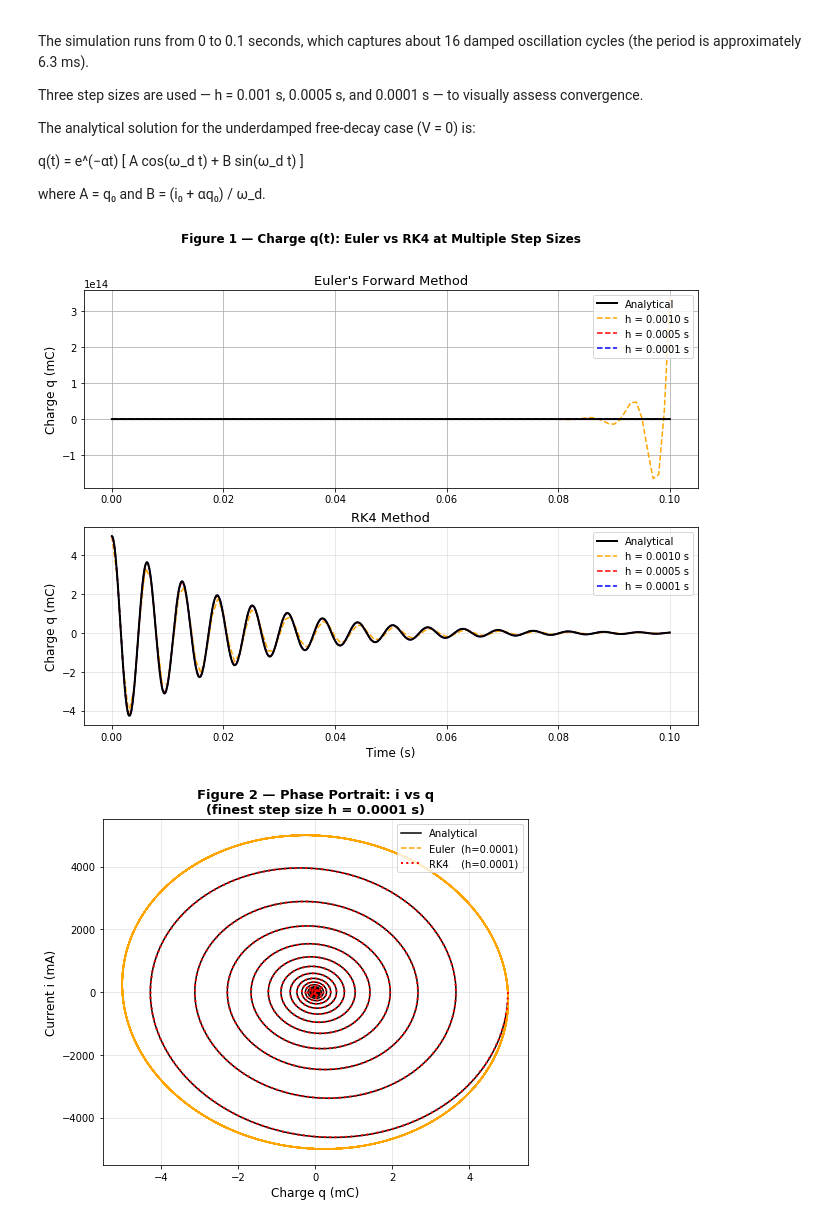
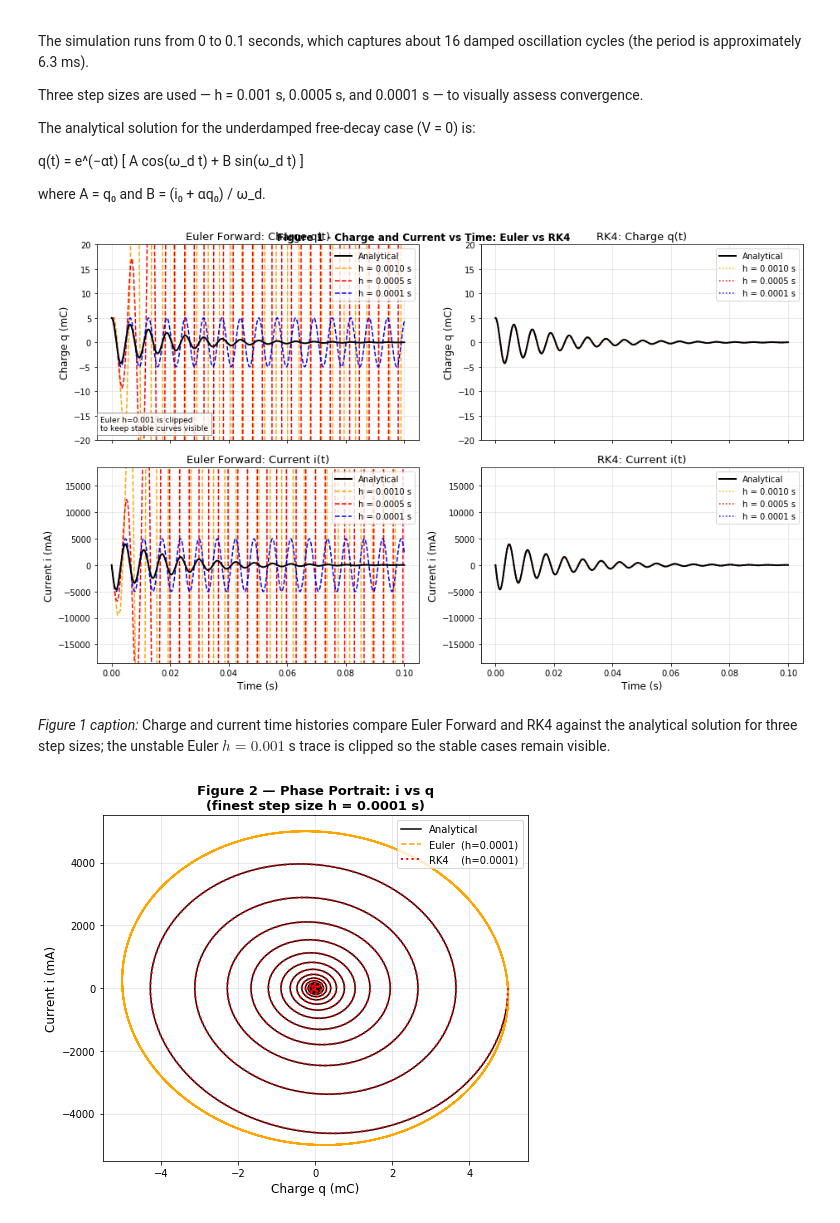
Before and after one commit to akshaymall/COE311K, a Jupyter notebook: Final Project/Mallireddy_Ramaakshay_COE311K_FinalProject.ipynb, the cells around one changed output. Drawn from its saved outputs; the diff is of its cells as text; code cells hidden in the pictures.

```diff
--- a/Final Project/Mallireddy_Ramaakshay_COE311K_FinalProject.ipynb
+++ b/Final Project/Mallireddy_Ramaakshay_COE311K_FinalProject.ipynb
@@ -208,47 +193,54 @@ for h in h_list:
     euler_results[h] = euler_forward(rlc_rhs, t_span, y_init, h)
     rk4_results[h]   = rk4(rlc_rhs,          t_span, y_init, h)
 # %%
-# Figure 1 — Charge q(t): Euler vs RK4 at three step sizes
-fig, axes = plt.subplots(2, 1, figsize=(11, 8))
-fig.suptitle('Figure 1 — Charge q(t): Euler vs RK4 at Multiple Step Sizes', fontweight='bold')
+# Figure 1 - Charge and current vs time: Euler vs RK4 at three step sizes
+fig, axes = plt.subplots(2, 2, figsize=(13, 8), sharex=True)
+fig.suptitle('Figure 1 - Charge and Current vs Time: Euler vs RK4', fontweight='bold')
 
 colors = ['orange', 'red', 'blue']
 
-# ── Euler Forward ─────────────────────────────────────────────
-ax = axes[0]
-ax.plot(t_ref, q_ref * 1e3, 'k-', lw=2, label='Analytical', zorder=5)
+series_info = [
+    (0, q_ref * 1e3, 'Charge q (mC)', 'Charge q(t)'),
+    (1, i_ref * 1e3, 'Current i (mA)', 'Current i(t)')
+]
+method_info = [
+    ('Euler Forward', euler_results, '--'),
+    ('RK4', rk4_results, ':')
+]
 
-for i, color in enumerate(colors):
-    h = h_list[i]
-    t_n, Y_n = euler_results[h]
-    ax.plot(t_n, Y_n[:, 0] * 1e3, '--', color=color, lw=1.5,
-            label=f'h = {h:.4f} s')
+for row, (idx, ref_scaled, ylabel, quantity_title) in enumerate(series_info):
+    visible_limit = 4.0 * np.max(np.abs(ref_scaled))
 
-ax.set_ylabel('Charge q (mC)')
-ax.set_title("Euler's Forward Method")
-ax.legend(loc='upper right')
-ax.grid(True)
+    for col, (method_name, results, linestyle) in enumerate(method_info):
+        ax = axes[row, col]
+        ax.plot(t_ref, ref_scaled, 'k-', lw=2, label='Analytical', zorder=5)
 
-# ── RK4 ───────────────────────────────────────────────────────
-ax = axes[1]
-ax.plot(t_ref, q_ref * 1e3, 'k-', lw=2, label='Analytical', zorder=5)
+        for i, color in enumerate(colors):
+            h = h_list[i]
+            t_n, Y_n = results[h]
+            y_scaled = Y_n[:, idx] * 1e3
+            ax.plot(t_n, y_scaled, linestyle, color=color, lw=1.5,
+                    label=f'h = {h:.4f} s')
 
-for i, color in enumerate(colors):
-    h = h_list[i]
-    t_n, Y_n = rk4_results[h]
-    ax.plot(t_n, Y_n[:, 0] * 1e3, '--', color=color, lw=1.5,
-            label=f'h = {h:.4f} s')
+        ax.set_title(f'{method_name}: {quantity_title}')
+        ax.set_ylabel(ylabel)
+        ax.set_ylim(-visible_limit, visible_limit)
+        ax.legend(loc='upper right')
+        ax.grid(True, alpha=0.35)
 
-ax.set_ylabel('Charge q (mC)')
-ax.set_title("RK4 Method")
-ax.legend(loc='upper right')
-ax.grid(True, alpha=0.35)
+axes[1, 0].set_xlabel('Time (s)')
+axes[1, 1].set_xlabel('Time (s)')
+axes[0, 0].text(0.01, 0.05, 'Euler h=0.001 is clipped\nto keep stable curves visible',
+                transform=axes[0, 0].transAxes, fontsize=9,
+                bbox=dict(facecolor='white', alpha=0.8, edgecolor='gray'))
 
-axes[1].set_xlabel('Time (s)')
+plt.tight_layout()
 plt.show()
 plt.close()
 # %% [output]
-[figure, old version]
+[figure, new version]
+# %% [markdown]
+*Figure 1 caption:* Charge and current time histories compare Euler Forward and RK4 against the analytical solution for three step sizes; the unstable Euler $h = 0.001$ s trace is clipped so the stable cases remain visible.
 # %%
 # Figure 2 — Phase Portrait  i vs q  (finest step, both methods + analytical)
 h_fine = 0.0001
```
Also changed, not shown: parts of 44 cells of this notebook, 2 other files.
